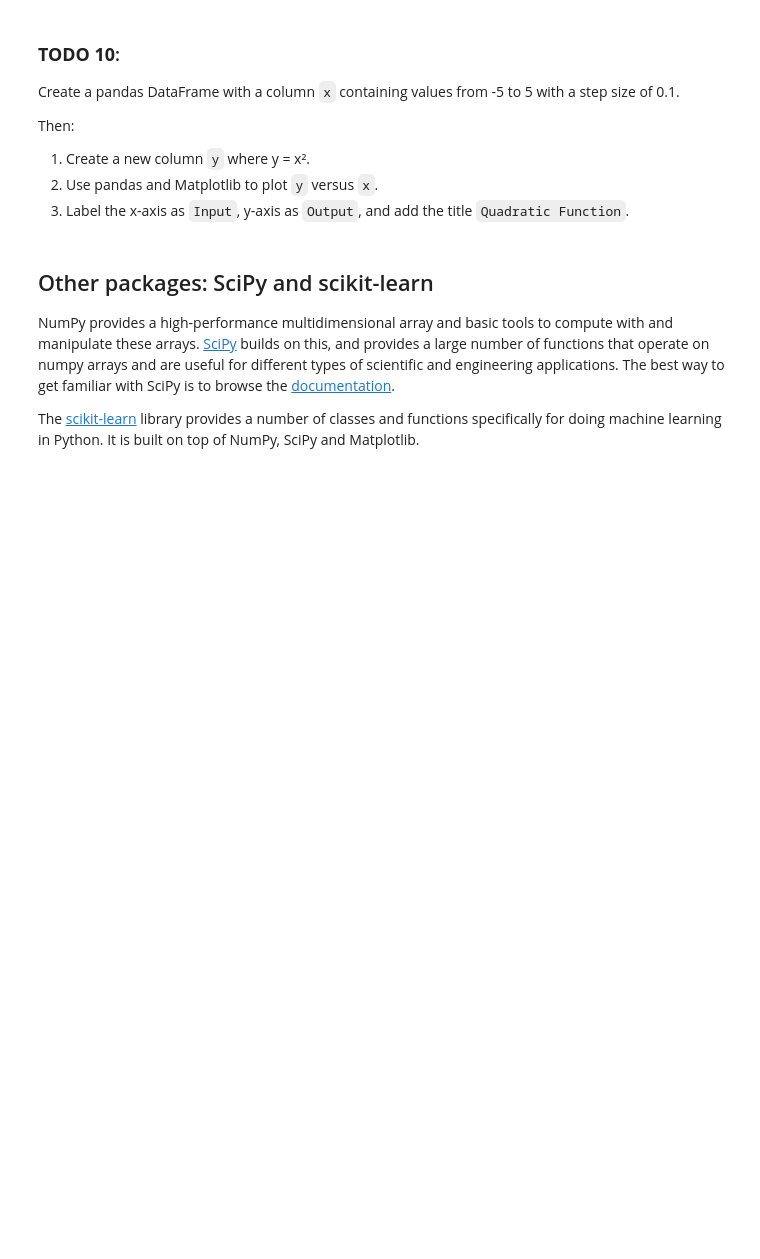
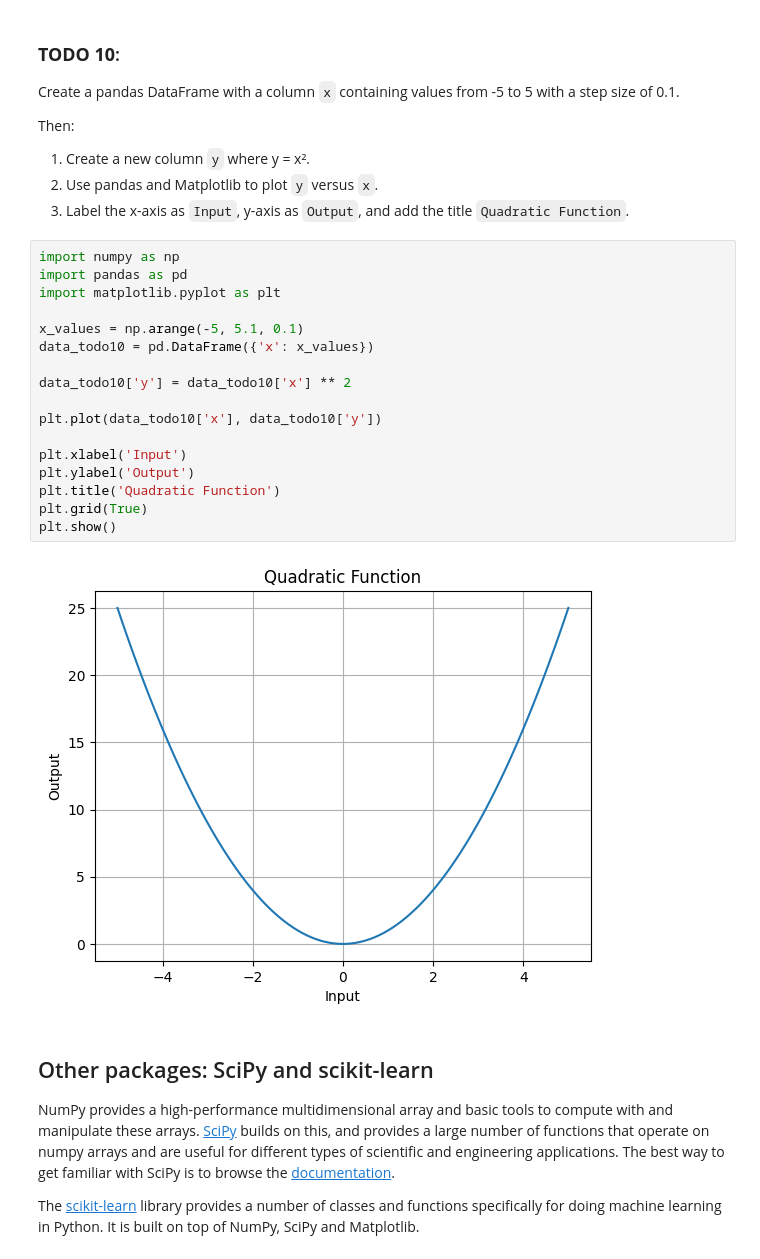
Before and after one commit to TianShen513/Academic_Page, a Jupyter notebook: Python_Refresher.ipynb, the cells around one changed output. Cells and saved outputs as stored; diff of their text form; blank space fills up the shorter version.

```diff
--- a/Python_Refresher.ipynb
+++ b/Python_Refresher.ipynb
@@ -980,6 +1444,25 @@ Then:
 2. Use pandas and Matplotlib to plot `y` versus `x`.
 3. Label the x-axis as `Input`, y-axis as `Output`, and add the title
    `Quadratic Function`.
+# %%
+import numpy as np
+import pandas as pd
+import matplotlib.pyplot as plt
+
+x_values = np.arange(-5, 5.1, 0.1)
+data_todo10 = pd.DataFrame({'x': x_values})
+
+data_todo10['y'] = data_todo10['x'] ** 2
+
+plt.plot(data_todo10['x'], data_todo10['y'])
+
+plt.xlabel('Input')
+plt.ylabel('Output')
+plt.title('Quadratic Function')
+plt.grid(True)
+plt.show()
+# %% [output]
+[figure, added]
 # %% [markdown]
 ## Other packages: SciPy and scikit-learn
 
```
Also changed, not shown: parts of 110 cells of this notebook.
